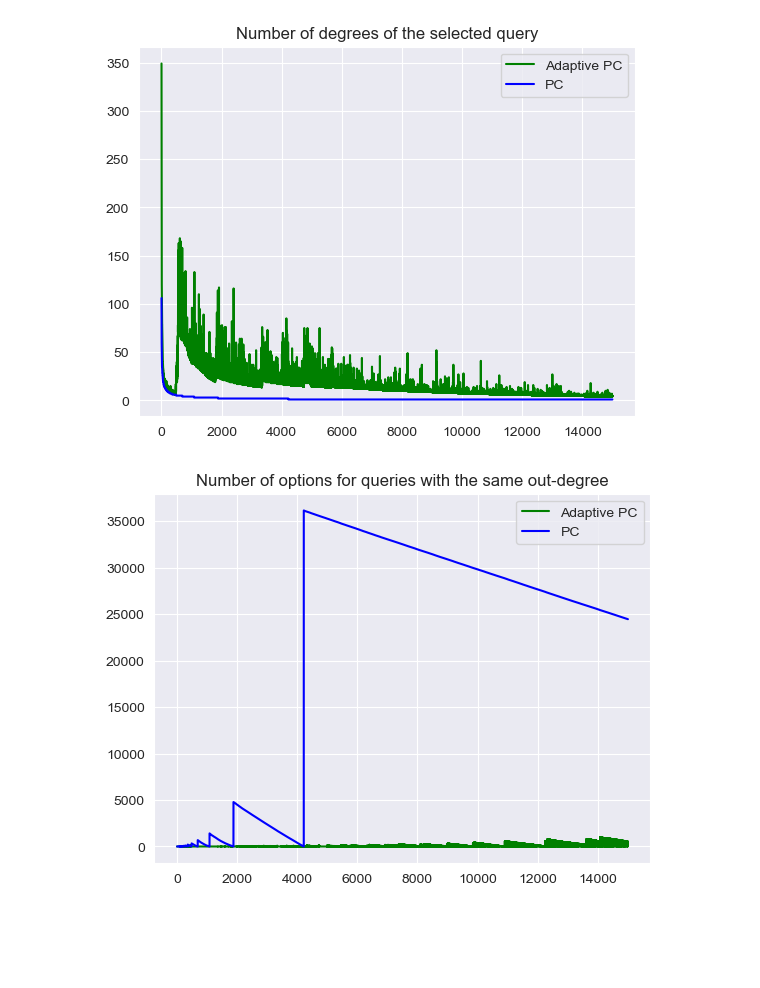
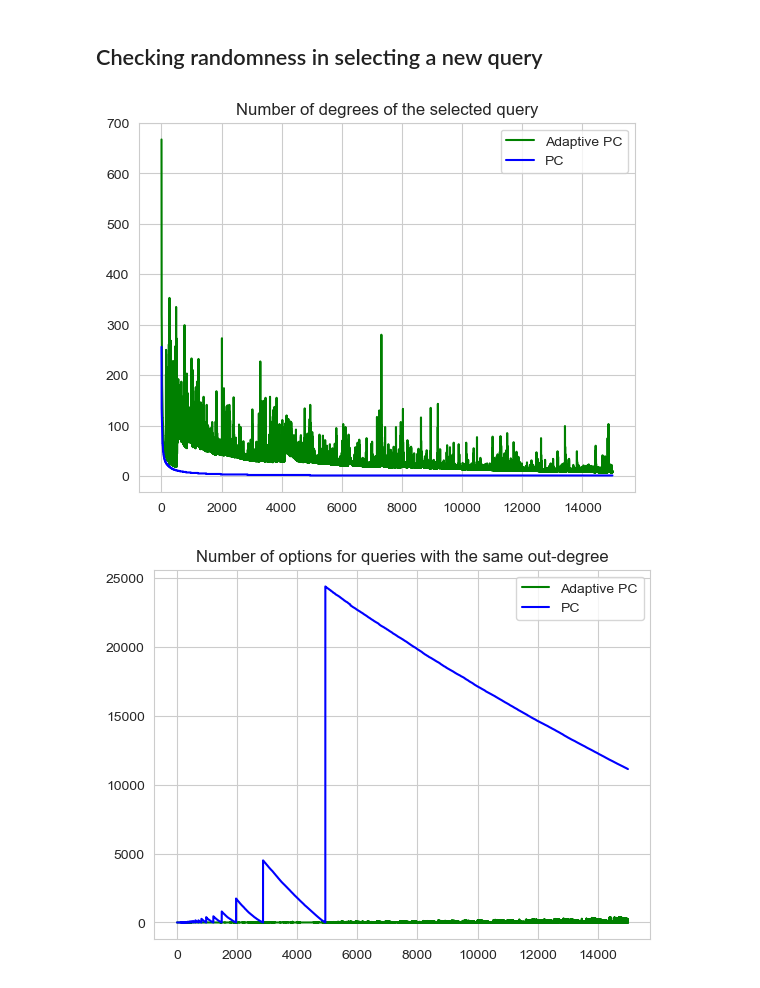
Before and after one commit to ratschlab/projects2022_doctor-in-the-loop, a Jupyter notebook: plots.ipynb, the cells around one changed output. Saved outputs shown, nothing was run; the diff lists cells and outputs as text; code cells hidden in the pictures; blank space fills up the shorter version.

Commit message:
added plots notebook

```diff
--- a/plots.ipynb
+++ b/plots.ipynb
@@ -7,6 +7,6 @@ import os
 from datasets import CIFAR_simclr
 # %%
 dataset= "cifar10"
-run= "19-05"
+run= "latest"
 n_epochs= 1000
 radiuses= [0.63, 0.75, 0.9]
@@ -189,31 +168,0 @@ for n_epochs in [100,200,400,800,1000]:
-# %%
-def plot_degrees(run, dataset, n_epochs, rad, type):
-    # Get points for the x axis
-    eval_freq = np.concatenate((np.repeat(1, 100), np.repeat(2, 50),
-                                    np.repeat(5, 20), np.repeat(10, 20), np.repeat(20, 25),
-                                   np.repeat(50, 20), np.repeat(100,40),
-                                    np.repeat(200,20), np.repeat(500, 10)))
-    if dataset=="cifar100":
-        eval_freq= np.concatenate((eval_freq, np.repeat(500, 20)))
-    idx= np.cumsum(eval_freq)
-    idx= np.arange(1, idx.max()+1)
-
-    # Get the scores
-    adpc_deg, adpc_options= get_degrees("adpc", run, dataset, n_epochs, rad, sd=1)
-    pc_deg, pc_options= get_degrees("pc", run, dataset, n_epochs, rad, sd=1)
-    m= len(adpc_deg)
-    idx, adpc_deg, adpc_options, pc_deg, pc_options= idx[:m], adpc_deg[:m], adpc_options[:m], pc_deg[:m], pc_options[:m]
-
-    if m< len(idx):
-        print(f"Run not fully completed, current number of queries for the run is {idx[m-1]}")
-
-    if type=="degrees":
-        plt.plot(idx, adpc_deg, color= "green", label= "Adaptive PC")
-        plt.plot(idx, pc_deg, color= "blue", label= "PC")
-        plt.title(label= "Number of degrees of the selected query")
-    if type=="options":
-        plt.plot(idx, adpc_options, color= "green", label= "Adaptive PC")
-        plt.plot(idx, pc_options, color= "blue", label= "PC")
-        plt.title(label= "Number of options for queries with the same out-degree")
-    plt.legend()
-    plt.show()
@@ -220,10 +476,13 @@ def plot_degrees(run, dataset, n_epochs, rad, type):
+# %% [markdown]
+## Checking randomness in selecting a new query
 # %%
-run= "19-05"
+run= "latest"
 dataset= "cifar10"
-rad= 0.55
-n_epochs=100
-plot_degrees(run, dataset, n_epochs, rad, "degrees")
-plot_degrees(run, dataset, n_epochs, rad, "options")
+rad= 0.75
+n_epochs=1000
+sd=2
+plot_degrees(run, dataset, n_epochs, rad, "degrees", sd)
+plot_degrees(run, dataset, n_epochs, rad, "options", sd)
 # %% [output]
-[figure, old version]
+[figure, new version]
-[figure, old version]
+[figure, new version]
```
Also changed, not shown: parts of 26 cells of this notebook, 3 other files.
